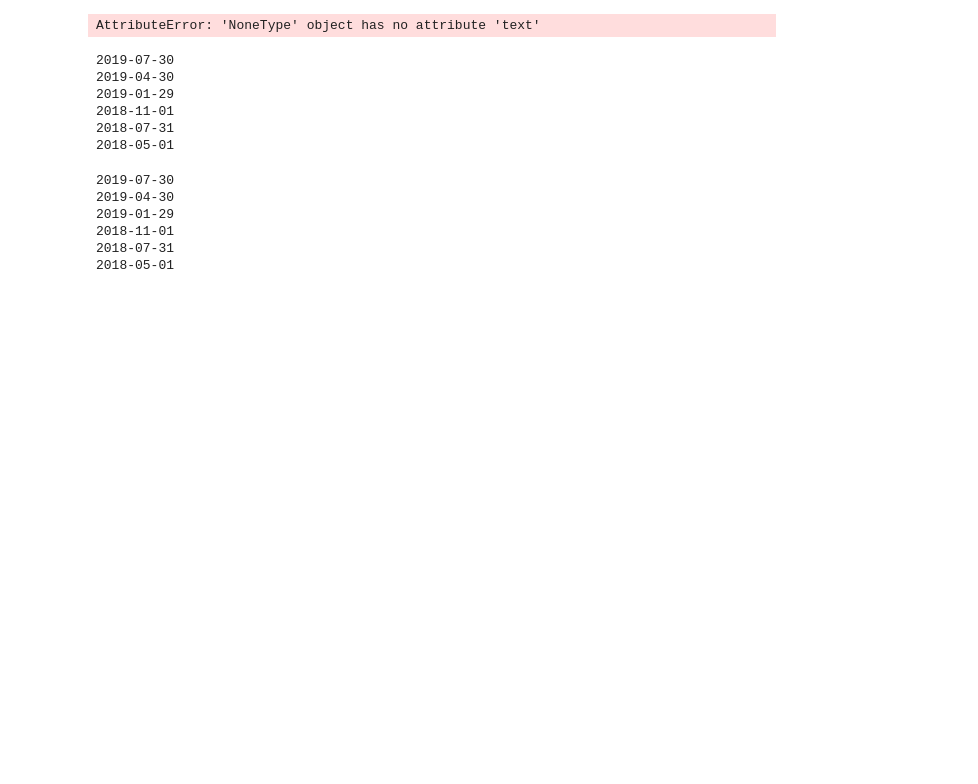
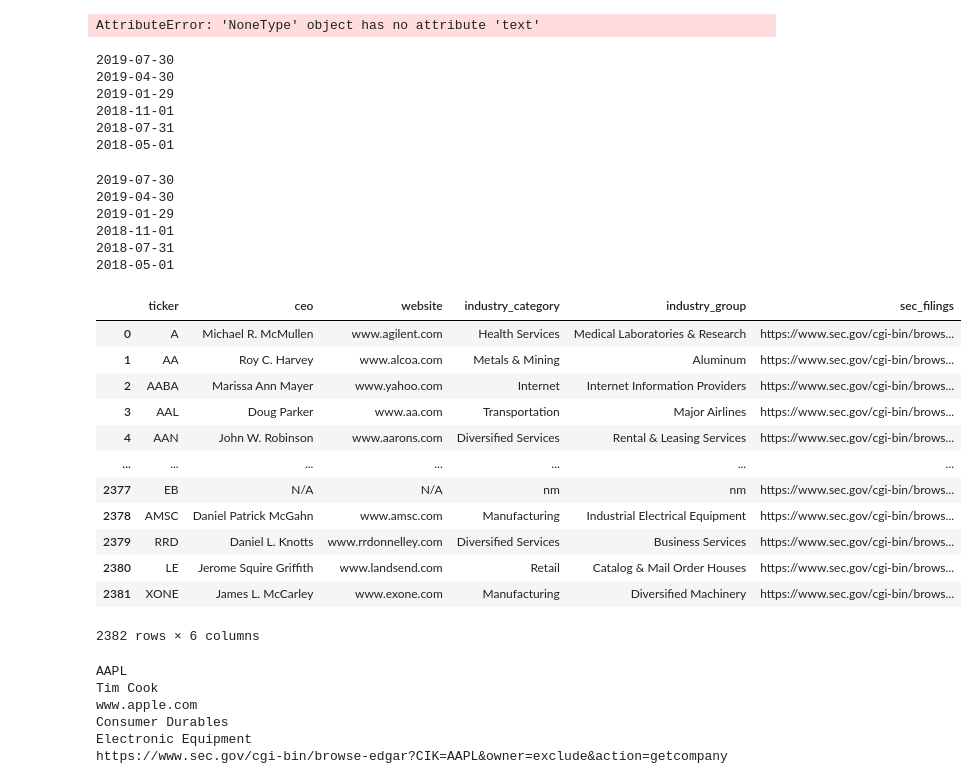
Before and after one commit to rittik97/Studies-on-SPYs, a Jupyter notebook: holdings.ipynb, the cells around one changed output. Drawn from its saved outputs; the diff is of its cells as text; code cells hidden in the pictures; blank space fills up the shorter version.

Commit message:
primary

```diff
--- a/holdings.ipynb
+++ b/holdings.ipynb
@@ -410,0 +412,25 @@ r=requests.post(url)
+# %%
+tickers=pd.read_csv('stock_names.csv')['ticker']
+# %%
+fields=['identifier','ceo','company_url','industry_category','industry_group','sec_filings']
+# %%
+store=[[],[],[],[],[],[]]
+c=0
+for t in tickers:
+    c+=1
+    url='https://service.q4finance.com/analysis/primary_info_latest_data'
+    r=requests.post(url, data={'identifier':t})
+    for idx,f in enumerate(fields):
+        store[idx].append(json.loads(r.text)['static_data'][f])
+    if c==15:
+        time.sleep(2)
+        c=0
+# %%
+data=pd.DataFrame({
+    'ticker':store[0]
+    ,'ceo':store[1]
+    ,'website':store[2]
+    ,'industry_category':store[3]
+    ,'industry_group':store[4]
+    ,'sec_filings':store[5]
+})
@@ -411,3 +439,29 @@ r=requests.post(url)
+# %%
+data
+# %% [output]
+|  | ticker | ceo | website | industry_category | industry_group | sec_filings |
+| 0 | A | Michael R. McMullen | www.agilent.com | Health Services | Medical Laboratories & Research | https://www.sec.gov/cgi-bin/brows... |
+| 1 | AA | Roy C. Harvey | www.alcoa.com | Metals & Mining | Aluminum | https://www.sec.gov/cgi-bin/brows... |
+| 2 | AABA | Marissa Ann Mayer | www.yahoo.com | Internet | Internet Information Providers | https://www.sec.gov/cgi-bin/brows... |
+| 3 | AAL | Doug Parker | www.aa.com | Transportation | Major Airlines | https://www.sec.gov/cgi-bin/brows... |
+| 4 | AAN | John W. Robinson | www.aarons.com | Diversified Services | Rental & Leasing Services | https://www.sec.gov/cgi-bin/brows... |
+| ... | ... | ... | ... | ... | ... | ... |
+| 2377 | EB | N/A | N/A | nm | nm | https://www.sec.gov/cgi-bin/brows... |
+| 2378 | AMSC | Daniel Patrick McGahn | www.amsc.com | Manufacturing | Industrial Electrical Equipment | https://www.sec.gov/cgi-bin/brows... |
+| 2379 | RRD | Daniel L. Knotts | www.rrdonnelley.com | Diversified Services | Business Services | https://www.sec.gov/cgi-bin/brows... |
+| 2380 | LE | Jerome Squire Griffith | www.landsend.com | Retail | Catalog & Mail Order Houses | https://www.sec.gov/cgi-bin/brows... |
+| 2381 | XONE | James L. McCarley | www.exone.com | Manufacturing | Diversified Machinery | https://www.sec.gov/cgi-bin/brows... |
+2382 rows × 6 columns
+# %%
+for f in fields:
+    print(json.loads(r.text)['static_data'][f])
+# %% [output]
+AAPL
+Tim Cook
+www.apple.com
+Consumer Durables
+Electronic Equipment
+https://www.sec.gov/cgi-bin/browse-edgar?CIK=AAPL&owner=exclude&action=getcompany
 # %%
 store=[[],[]]
 for etf in json.loads(r.text)['data']:
```
Also changed, not shown: parts of 3 cells of this notebook.
